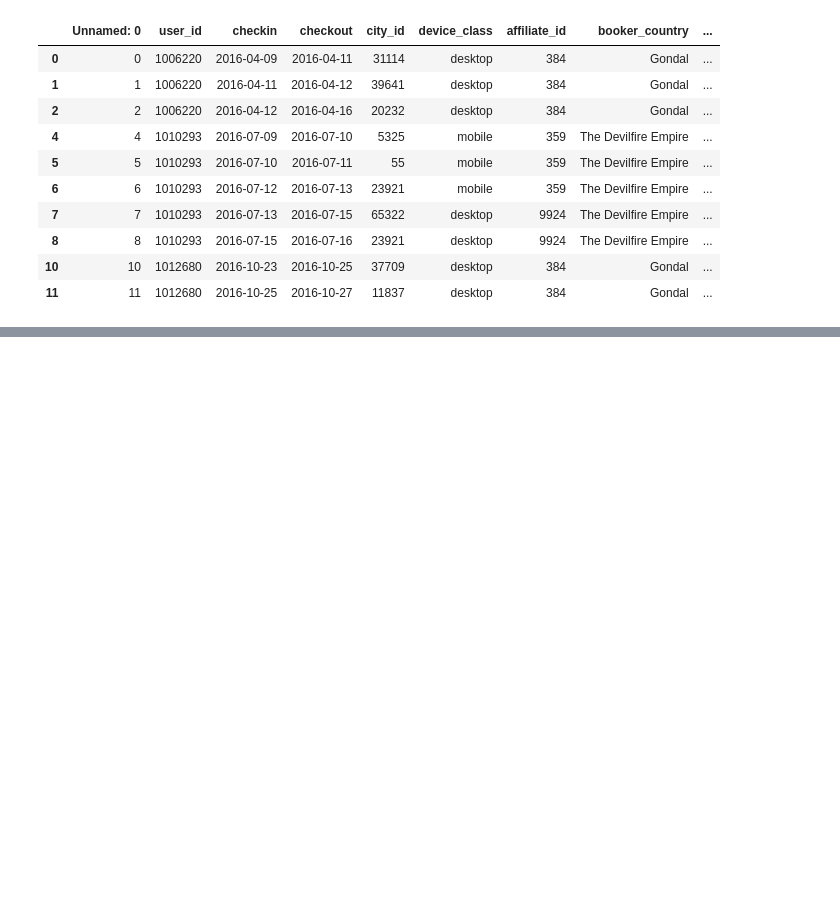
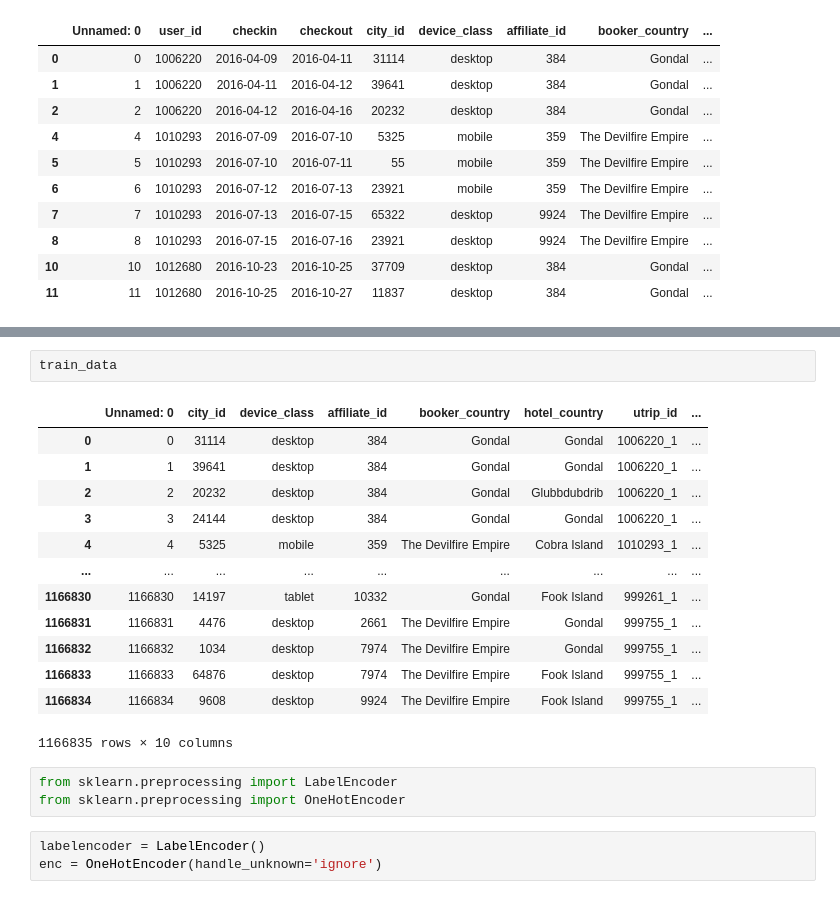
Before and after one commit to aimeecodes/bookingWSDM, a Jupyter notebook: jupyter_notebooks/booking-preprocessing.ipynb, the cells around one changed output, grey strips where cells are left out. Drawn from its saved outputs; the diff is of its cells as text; blank space fills up the shorter version.

```diff
--- a/jupyter_notebooks/booking-preprocessing.ipynb
+++ b/jupyter_notebooks/booking-preprocessing.ipynb
@@ -88,0 +167,22 @@ Name: week, Length: 949149, dtype: UInt32
+# %%
+train_data
+# %% [output]
+|  | Unnamed: 0 | city_id | device_class | affiliate_id | booker_country | hotel_country | utrip_id | ... |
+| 0 | 0 | 31114 | desktop | 384 | Gondal | Gondal | 1006220_1 | ... |
+| 1 | 1 | 39641 | desktop | 384 | Gondal | Gondal | 1006220_1 | ... |
+| 2 | 2 | 20232 | desktop | 384 | Gondal | Glubbdubdrib | 1006220_1 | ... |
+| 3 | 3 | 24144 | desktop | 384 | Gondal | Gondal | 1006220_1 | ... |
+| 4 | 4 | 5325 | mobile | 359 | The Devilfire Empire | Cobra Island | 1010293_1 | ... |
+| ... | ... | ... | ... | ... | ... | ... | ... | ... |
+| 1166830 | 1166830 | 14197 | tablet | 10332 | Gondal | Fook Island | 999261_1 | ... |
+| 1166831 | 1166831 | 4476 | desktop | 2661 | The Devilfire Empire | Gondal | 999755_1 | ... |
+| 1166832 | 1166832 | 1034 | desktop | 7974 | The Devilfire Empire | Gondal | 999755_1 | ... |
+| 1166833 | 1166833 | 64876 | desktop | 7974 | The Devilfire Empire | Fook Island | 999755_1 | ... |
+| 1166834 | 1166834 | 9608 | desktop | 9924 | The Devilfire Empire | Fook Island | 999755_1 | ... |
+1166835 rows × 10 columns
+# %%
+from sklearn.preprocessing import LabelEncoder
+from sklearn.preprocessing import OneHotEncoder
+# %%
+labelencoder = LabelEncoder()
+enc = OneHotEncoder(handle_unknown='ignore')
```
Also changed, not shown: parts of 27 cells of this notebook.
